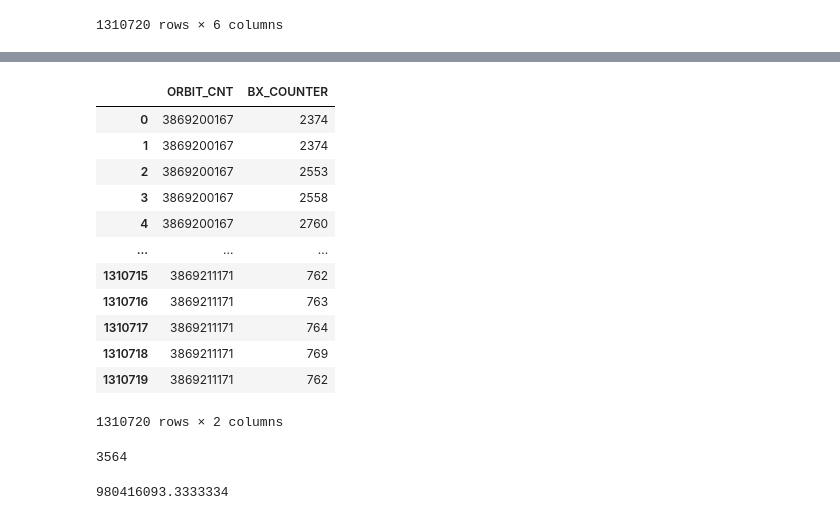
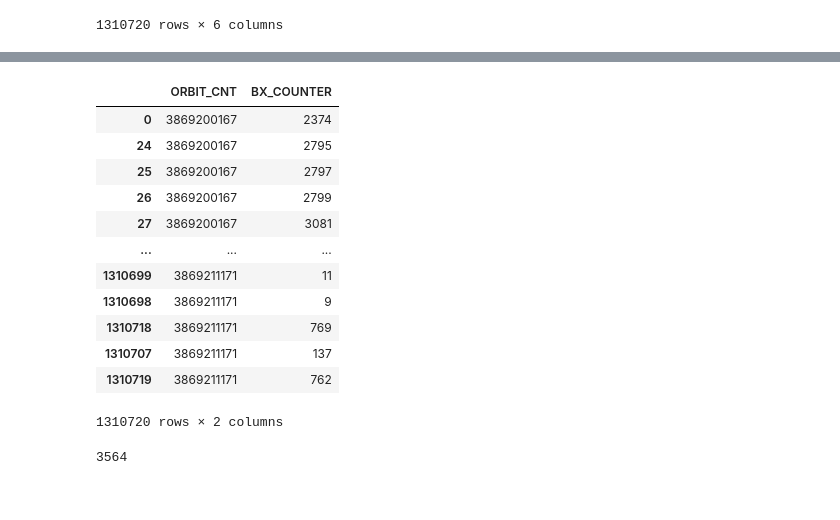
Before and after one commit to tommasoamico/LaboratoryOfComputationalPhysics_Y4, a Jupyter notebook: 05ex_Pandas.ipynb, the cells around one changed output, grey strips where cells are left out. Drawn from its saved outputs; the diff is of its cells as text; code cells hidden in the pictures.

```diff
--- a/05ex_Pandas.ipynb
+++ b/05ex_Pandas.ipynb
@@ -80,17 +49,20 @@ data
+# %%
+# We sort the data by the value of ORBIT
+sorted_data = data.sort_values(by="ORBIT_CNT")
 # %%
-data.loc[:,['ORBIT_CNT','BX_COUNTER']]
+sorted_data.loc[:,['ORBIT_CNT','BX_COUNTER']]
 # %% [output]
 |  | ORBIT_CNT | BX_COUNTER |
 | 0 | 3869200167 | 2374 |
-| 1 | 3869200167 | 2374 |
-| 2 | 3869200167 | 2553 |
-| 3 | 3869200167 | 2558 |
-| 4 | 3869200167 | 2760 |
+| 24 | 3869200167 | 2795 |
+| 25 | 3869200167 | 2797 |
+| 26 | 3869200167 | 2799 |
+| 27 | 3869200167 | 3081 |
 | ... | ... | ... |
-| 1310715 | 3869211171 | 762 |
-| 1310716 | 3869211171 | 763 |
-| 1310717 | 3869211171 | 764 |
+| 1310699 | 3869211171 | 11 |
+| 1310698 | 3869211171 | 9 |
 | 1310718 | 3869211171 | 769 |
+| 1310707 | 3869211171 | 137 |
 | 1310719 | 3869211171 | 762 |
 1310720 rows × 2 columns
 # %%
@@ -105,4 +76,0 @@ time_elapsed = (data['ORBIT_CNT'][len(data['ORBIT_CNT'])-1]-(data['ORBIT_CNT'][0
-# %%
-print(time_elapsed)
-# %% [output]
-980416093.3333334
```
Also changed, not shown: parts of 26 cells of this notebook.
